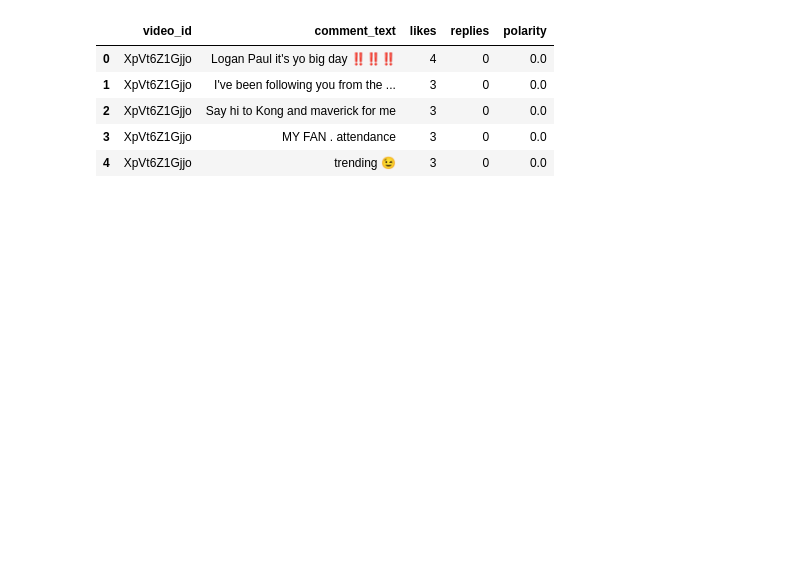
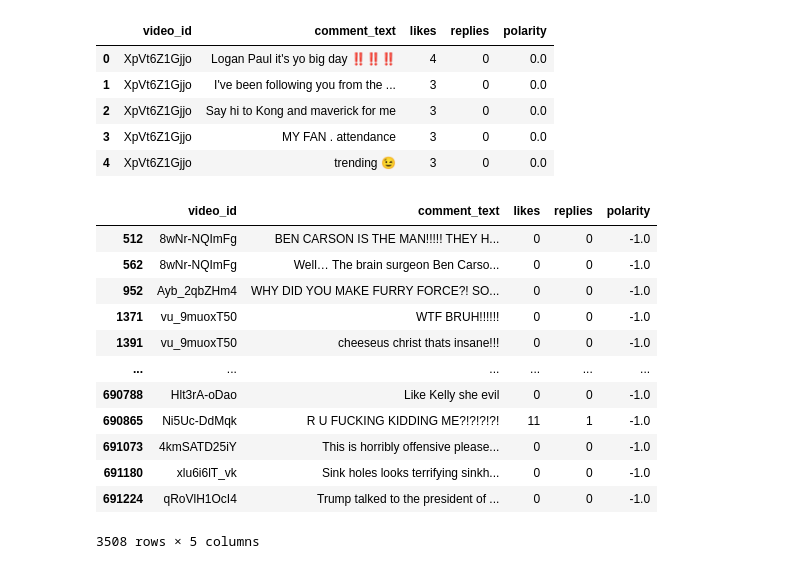
Before and after one commit to mcsmithers/youtubeSentimentAnalysis, a Jupyter notebook: sentiment_analysis.ipynb, the cells around one changed output. Saved outputs shown, nothing was run; the diff lists cells and outputs as text; code cells hidden in the pictures; blank space fills up the shorter version.

```diff
--- a/sentiment_analysis.ipynb
+++ b/sentiment_analysis.ipynb
@@ -101,0 +101,16 @@ comments.head(5)
+# %%
+comments[filter2]
+# %% [output]
+|  | video_id | comment_text | likes | replies | polarity |
+| 512 | 8wNr-NQImFg | BEN CARSON IS THE MAN!!!!! THEY H... | 0 | 0 | -1.0 |
+| 562 | 8wNr-NQImFg | Well… The brain surgeon Ben Carso... | 0 | 0 | -1.0 |
+| 952 | Ayb_2qbZHm4 | WHY DID YOU MAKE FURRY FORCE?! SO... | 0 | 0 | -1.0 |
+| 1371 | vu_9muoxT50 | WTF BRUH!!!!!! | 0 | 0 | -1.0 |
+| 1391 | vu_9muoxT50 | cheeseus christ thats insane!!! | 0 | 0 | -1.0 |
+| ... | ... | ... | ... | ... | ... |
+| 690788 | Hlt3rA-oDao | Like Kelly she evil | 0 | 0 | -1.0 |
+| 690865 | Ni5Uc-DdMqk | R U FUCKING KIDDING ME?!?!?!?! | 11 | 1 | -1.0 |
+| 691073 | 4kmSATD25iY | This is horribly offensive please... | 0 | 0 | -1.0 |
+| 691180 | xlu6i6lT_vk | Sink holes looks terrifying sinkh... | 0 | 0 | -1.0 |
+| 691224 | qRoVlH1OcI4 | Trump talked to the president of ... | 0 | 0 | -1.0 |
+3508 rows × 5 columns
```
Also changed, not shown: parts of 17 cells of this notebook.
